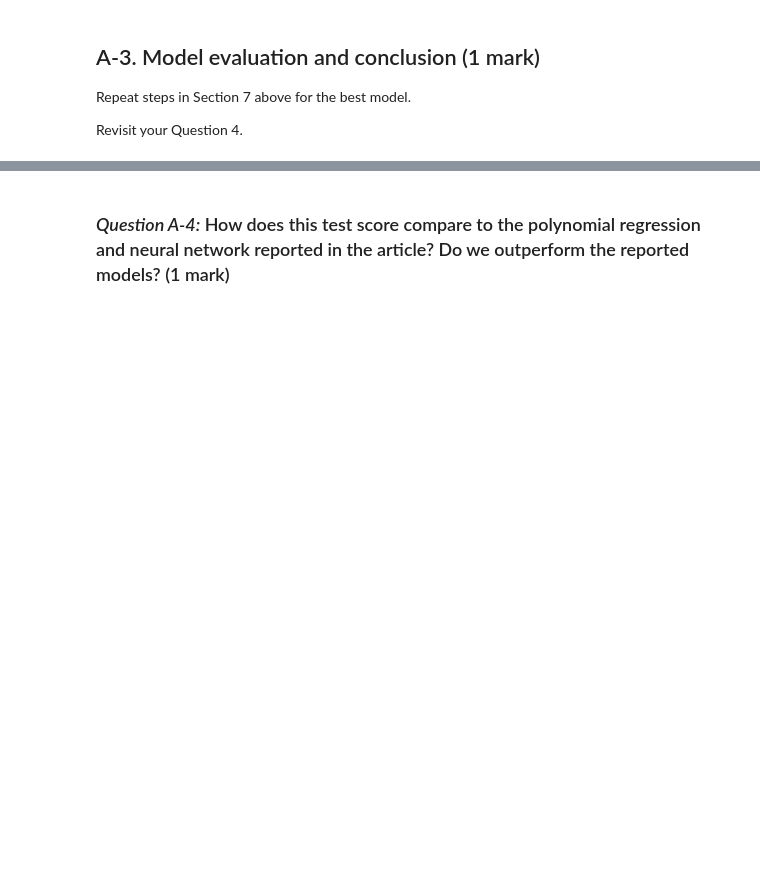
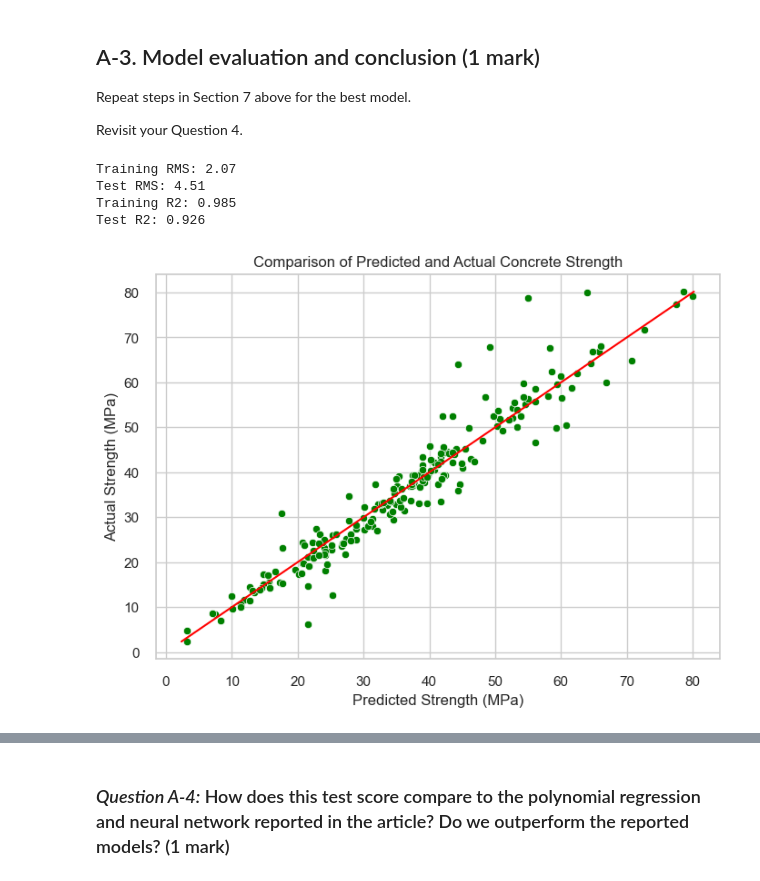
Before and after one commit to jashdubal/ml-labs, a Jupyter notebook: lab02/lab2.ipynb, the cells around one changed output, grey strips where cells are left out. Cells and saved outputs as stored; diff of their text form; code cells hidden in the pictures; blank space fills up the shorter version.

```diff
--- a/lab02/lab2.ipynb
+++ b/lab02/lab2.ipynb
@@ -472,4 +489,5 @@ Use the following hyperparameters and values:
 # %%
 # TODO: perform the grid search by calling fit()
+grid_search_rf.fit(X_train, y_train);
 # %%
 # TODO: Print the best parameters
@@ -491,4 +513,20 @@ Use the following hyperparameters and values:
+# %%
+# TODO: Setup grid search for GradientBoostingRegressor(random_state=79)
+from sklearn.model_selection import GridSearchCV
+from sklearn.ensemble import GradientBoostingRegressor
+params = {
+    'n_estimators': [100, 200, 500],
+    'max_depth': [1, 3, 5, 7],
+    'learning_rate': [0.01, 0.1, 1.0],
+}
+
+# Create a new model
+gb = GradientBoostingRegressor(random_state=79)
+
+# Create a grid search object
+grid_search_gb = GridSearchCV(gb, params, cv=7, scoring='neg_root_mean_squared_error')
 # %%
 # TODO: perform the grid search by calling fit()
+grid_search_gb.fit(X_train, y_train);
 # %%
 # TODO: Print the best parameters
@@ -507,3 +549,10 @@ Get the best estimator from the two grid searches above and retrain this model o
+# %%
+#TODO: retrain the best estimator
+lr = grid_search_gb.best_params_['learning_rate']
+max_depth = grid_search_gb.best_params_['max_depth']
+n_estimators = grid_search_gb.best_params_['n_estimators']
+model = GradientBoostingRegressor(learning_rate=lr, max_depth=max_depth, n_estimators=n_estimators, random_state=79)
+model.fit(X_train, y_train);
 # %% [markdown]
 ## A-3. Model evaluation and conclusion (1 mark)
 
@@ -518,0 +562,32 @@ Revisit your Question 4.
+# %%
+#TODO: train and test set scores of retrained best model
+training_rms, test_rms = mean_squared_error(y_train, model.predict(X_train), squared=False), mean_squared_error(y_test, model.predict(X_test), squared=False)
+training_r2, test_r2 = r2_score(y_train, model.predict(X_train)), r2_score(y_test, model.predict(X_test))
+
+print("Training RMS: {:.2f}".format(training_rms))
+print("Test RMS: {:.2f}".format(test_rms))
+print("Training R2: {:.3f}".format(training_r2))
+print("Test R2: {:.3f}".format(test_r2))
+# %% [output]
+Training RMS: 2.07
+Test RMS: 4.51
+Training R2: 0.985
+Test R2: 0.926
+# %%
+#TODO: predicted-actual plot
+# Get the predicted strengths
+y_pred = model.predict(X_test)
+
+# Create a scatterplot of predicted vs actual strength
+sns.scatterplot(x=y_pred, y=y_test, color='green')
+
+# Add a line of unity
+sns.lineplot(x=[y_test.min(), y_test.max()], y=[y_test.min(), y_test.max()], color='red')
+
+# Add axis labels and title
+plt.xlabel('Predicted Strength (MPa)')
+plt.ylabel('Actual Strength (MPa)')
+plt.title('Comparison of Predicted and Actual Concrete Strength')
+plt.show();
+# %% [output]
+[figure, added]
```
Also changed, not shown: parts of 17 cells of this notebook.
